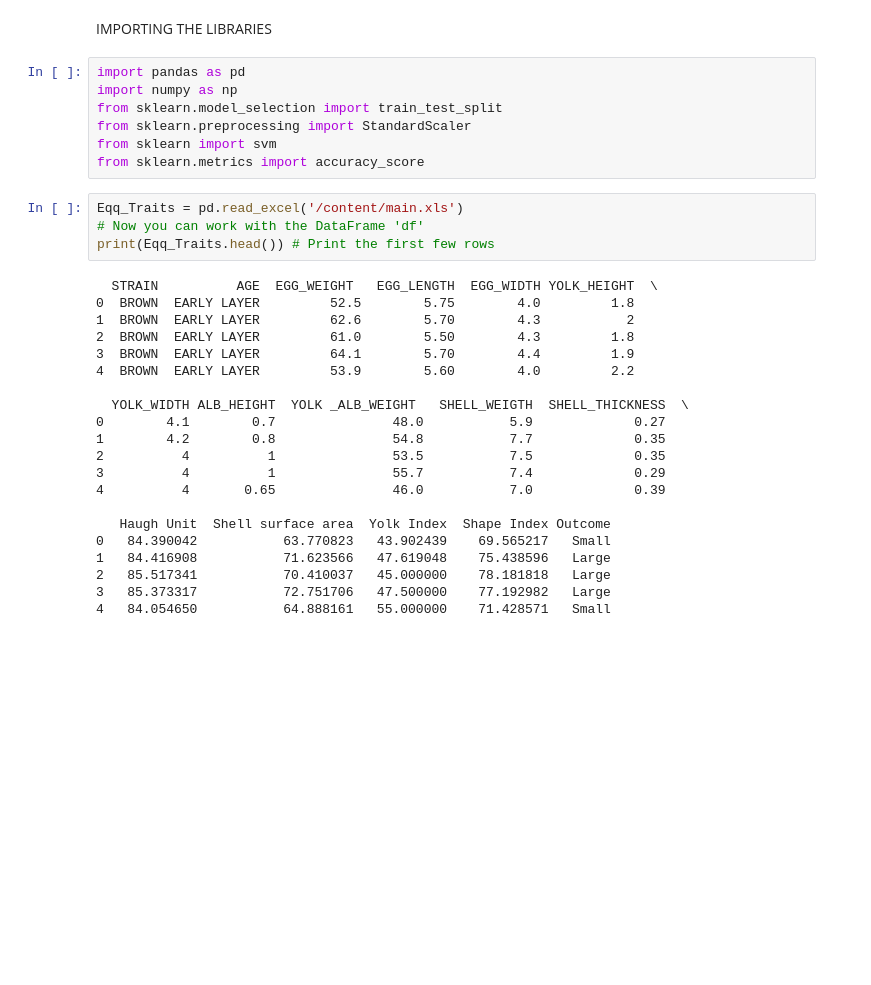
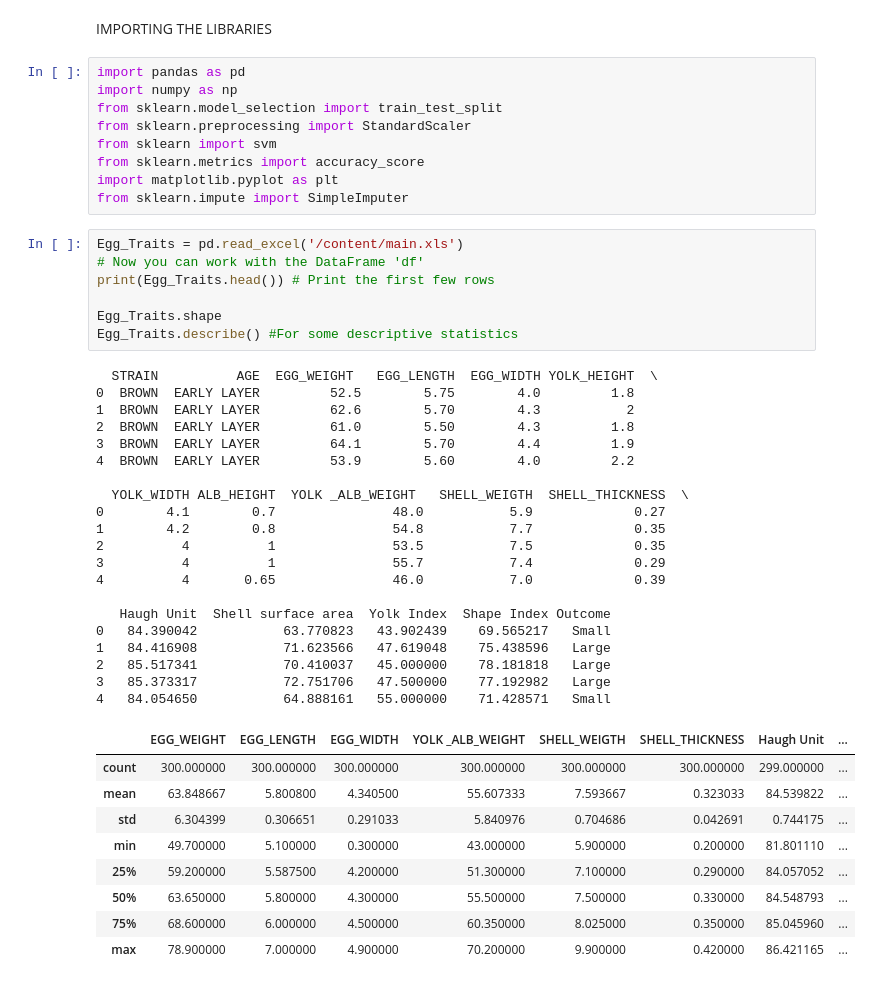
Before and after one commit to chrisseub/ML-Practice-Rep, a Jupyter notebook: EGG_WEIGHT_PREDICTION.ipynb, the cells around one changed output. Saved outputs shown, nothing was run; the diff lists cells and outputs as text; blank space fills up the shorter version.

```diff
--- a/EGG_WEIGHT_PREDICTION.ipynb
+++ b/EGG_WEIGHT_PREDICTION.ipynb
@@ -9,28 +9,42 @@ from sklearn.model_selection import train_test_split
 from sklearn.preprocessing import StandardScaler
 from sklearn import svm
 from sklearn.metrics import accuracy_score
+import matplotlib.pyplot as plt
+from sklearn.impute import SimpleImputer
 # %%
-Eqq_Traits = pd.read_excel('/content/main.xls')
+Egg_Traits = pd.read_excel('/content/main.xls')
 # Now you can work with the DataFrame 'df'
-print(Eqq_Traits.head()) # Print the first few rows
+print(Egg_Traits.head()) # Print the first few rows
+
+Egg_Traits.shape
+Egg_Traits.describe() #For some descriptive statistics
 # %% [output]
   STRAIN          AGE  EGG_WEIGHT   EGG_LENGTH  EGG_WIDTH YOLK_HEIGHT  \
 0  BROWN  EARLY LAYER         52.5        5.75        4.0         1.8
 1  BROWN  EARLY LAYER         62.6        5.70        4.3           2
 2  BROWN  EARLY LAYER         61.0        5.50        4.3         1.8
 3  BROWN  EARLY LAYER         64.1        5.70        4.4         1.9
 4  BROWN  EARLY LAYER         53.9        5.60        4.0         2.2
 
   YOLK_WIDTH ALB_HEIGHT  YOLK _ALB_WEIGHT   SHELL_WEIGTH  SHELL_THICKNESS  \
 0        4.1        0.7               48.0           5.9             0.27
 1        4.2        0.8               54.8           7.7             0.35
 2          4          1               53.5           7.5             0.35
 3          4          1               55.7           7.4             0.29
 4          4       0.65               46.0           7.0             0.39
 
    Haugh Unit  Shell surface area  Yolk Index  Shape Index Outcome
 0   84.390042           63.770823   43.902439    69.565217   Small
 1   84.416908           71.623566   47.619048    75.438596   Large
 2   85.517341           70.410037   45.000000    78.181818   Large
 3   85.373317           72.751706   47.500000    77.192982   Large
 4   84.054650           64.888161   55.000000    71.428571   Small
+|  | EGG_WEIGHT | EGG_LENGTH | EGG_WIDTH | YOLK _ALB_WEIGHT | SHELL_WEIGTH | SHELL_THICKNESS | Haugh Unit | ... |
+| count | 300.000000 | 300.000000 | 300.000000 | 300.000000 | 300.000000 | 300.000000 | 299.000000 | ... |
+| mean | 63.848667 | 5.800800 | 4.340500 | 55.607333 | 7.593667 | 0.323033 | 84.539822 | ... |
+| std | 6.304399 | 0.306651 | 0.291033 | 5.840976 | 0.704686 | 0.042691 | 0.744175 | ... |
+| min | 49.700000 | 5.100000 | 0.300000 | 43.000000 | 5.900000 | 0.200000 | 81.801110 | ... |
+| 25% | 59.200000 | 5.587500 | 4.200000 | 51.300000 | 7.100000 | 0.290000 | 84.057052 | ... |
+| 50% | 63.650000 | 5.800000 | 4.300000 | 55.500000 | 7.500000 | 0.330000 | 84.548793 | ... |
+| 75% | 68.600000 | 6.000000 | 4.500000 | 60.350000 | 8.025000 | 0.350000 | 85.045960 | ... |
+| max | 78.900000 | 7.000000 | 4.900000 | 70.200000 | 9.900000 | 0.420000 | 86.421165 | ... |
```
Also changed, not shown: parts of 19 cells of this notebook.
